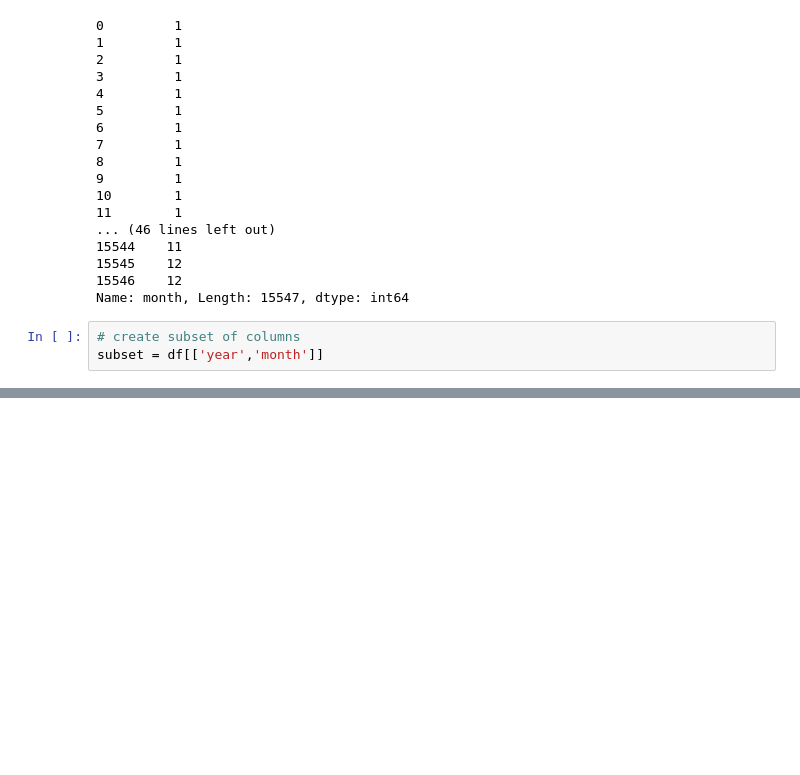
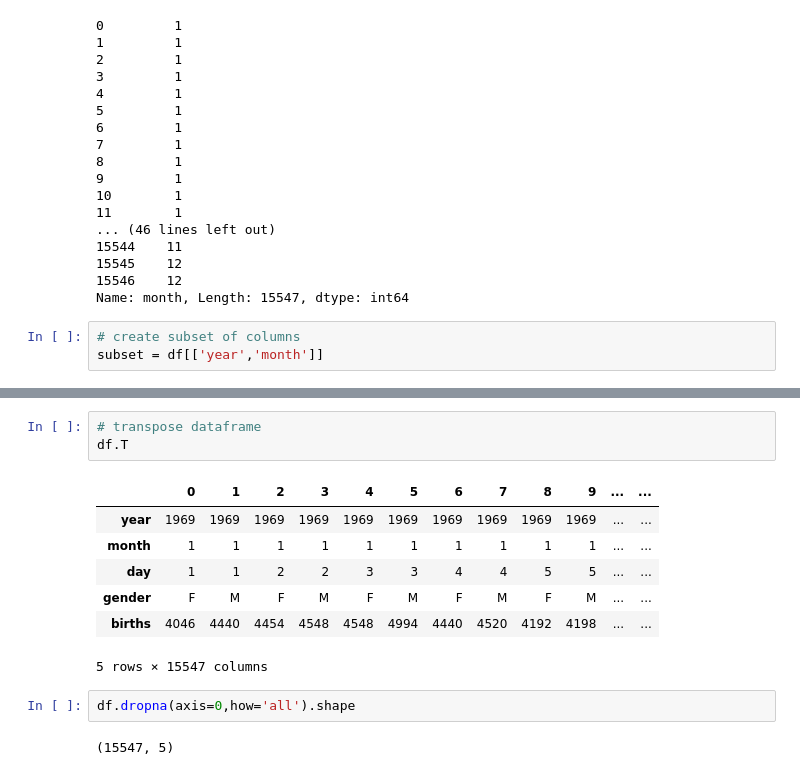
Before and after one commit to kumarUjjawal/pandas_for_beginners, a Jupyter notebook: pandas_for_beginners.ipynb, the cells around one changed output, grey strips where cells are left out. Drawn from its saved outputs; the diff is of its cells as text; blank space fills up the shorter version.

```diff
--- a/pandas_for_beginners.ipynb
+++ b/pandas_for_beginners.ipynb
@@ -91,0 +263,15 @@ subset = df[['year','month']]
+# %%
+# transpose dataframe
+df.T
+# %% [output]
+|  | 0 | 1 | 2 | 3 | 4 | 5 | 6 | 7 | 8 | 9 | ... | ... |
+| year | 1969 | 1969 | 1969 | 1969 | 1969 | 1969 | 1969 | 1969 | 1969 | 1969 | ... | ... |
+| month | 1 | 1 | 1 | 1 | 1 | 1 | 1 | 1 | 1 | 1 | ... | ... |
+| day | 1 | 1 | 2 | 2 | 3 | 3 | 4 | 4 | 5 | 5 | ... | ... |
+| gender | F | M | F | M | F | M | F | M | F | M | ... | ... |
+| births | 4046 | 4440 | 4454 | 4548 | 4548 | 4994 | 4440 | 4520 | 4192 | 4198 | ... | ... |
+5 rows × 15547 columns
+# %%
+df.dropna(axis=0,how='all').shape
+# %% [output]
+(15547, 5)
```
Also changed, not shown: parts of 22 cells of this notebook.
